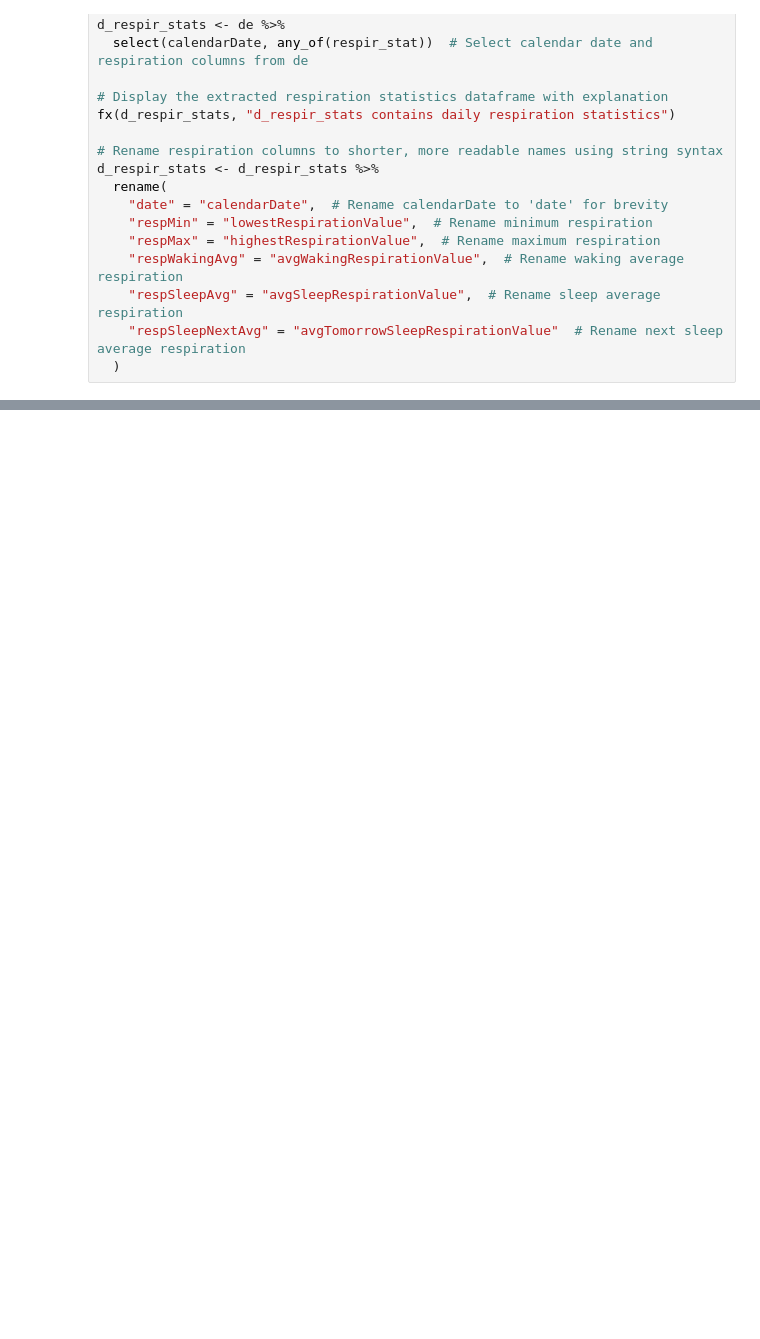
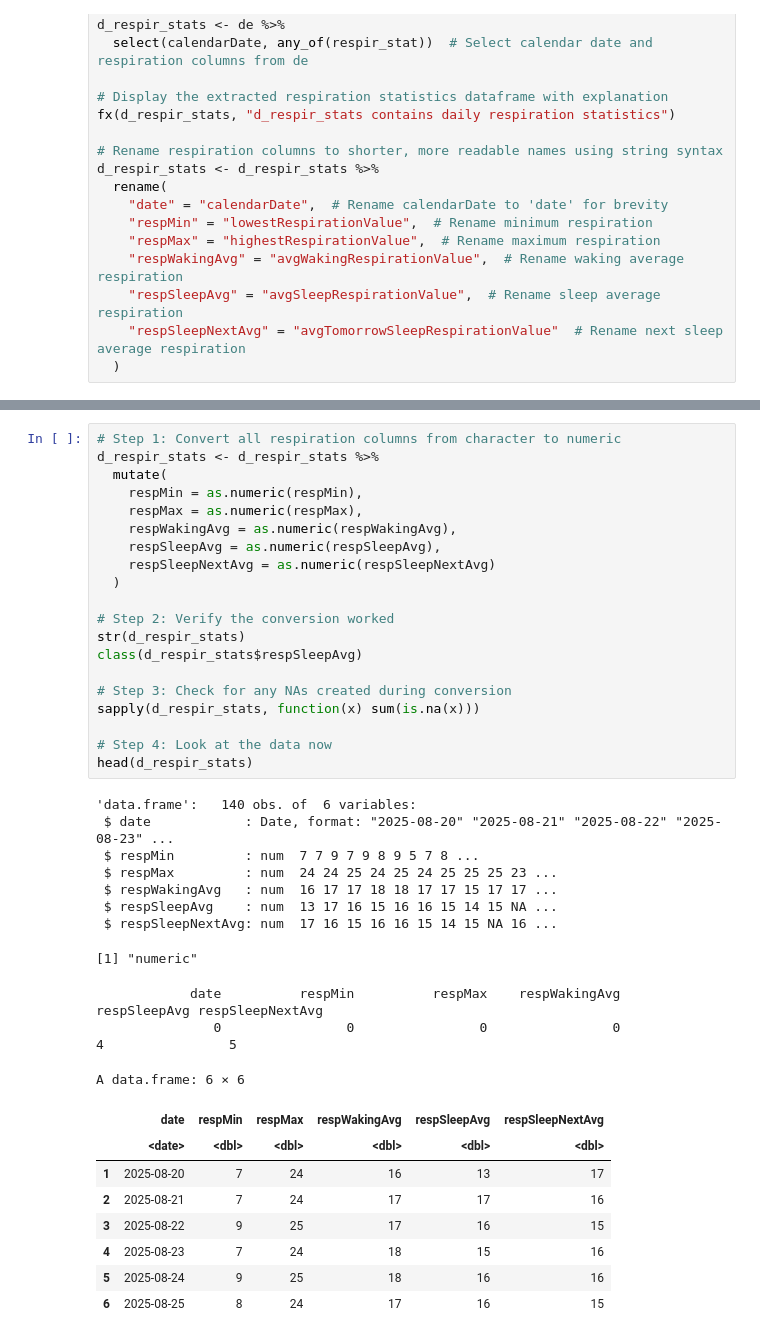
Before and after one commit to mahoneyjustinnj/myGarminHealth_JM, a Jupyter notebook: analyzingGarminHeartDataColab.ipynb, the cells around one changed output, grey strips where cells are left out. Drawn from its saved outputs; the diff is of its cells as text; blank space fills up the shorter version.

```diff
--- a/analyzingGarminHeartDataColab.ipynb
+++ b/analyzingGarminHeartDataColab.ipynb
@@ -2262,0 +2252,40 @@ Warning message:
+# %%
+# Step 1: Convert all respiration columns from character to numeric
+d_respir_stats <- d_respir_stats %>%
+  mutate(
+    respMin = as.numeric(respMin),
+    respMax = as.numeric(respMax),
+    respWakingAvg = as.numeric(respWakingAvg),
+    respSleepAvg = as.numeric(respSleepAvg),
+    respSleepNextAvg = as.numeric(respSleepNextAvg)
+  )
+
+# Step 2: Verify the conversion worked
+str(d_respir_stats)
+class(d_respir_stats$respSleepAvg)
+
+# Step 3: Check for any NAs created during conversion
+sapply(d_respir_stats, function(x) sum(is.na(x)))
+
+# Step 4: Look at the data now
+head(d_respir_stats)
+# %% [output]
+'data.frame':   140 obs. of  6 variables:
+ $ date            : Date, format: "2025-08-20" "2025-08-21" "2025-08-22" "2025-08-23" ...
+ $ respMin         : num  7 7 9 7 9 8 9 5 7 8 ...
+ $ respMax         : num  24 24 25 24 25 24 25 25 25 23 ...
+ $ respWakingAvg   : num  16 17 17 18 18 17 17 15 17 17 ...
+ $ respSleepAvg    : num  13 17 16 15 16 16 15 14 15 NA ...
+ $ respSleepNextAvg: num  17 16 15 16 16 15 14 15 NA 16 ...
+[1] "numeric"
+            date          respMin          respMax    respWakingAvg     respSleepAvg respSleepNextAvg
+               0                0                0                0                4                5
+A data.frame: 6 × 6
+|  | date | respMin | respMax | respWakingAvg | respSleepAvg | respSleepNextAvg |
+|  | <date> | <dbl> | <dbl> | <dbl> | <dbl> | <dbl> |
+| 1 | 2025-08-20 | 7 | 24 | 16 | 13 | 17 |
+| 2 | 2025-08-21 | 7 | 24 | 17 | 17 | 16 |
+| 3 | 2025-08-22 | 9 | 25 | 17 | 16 | 15 |
+| 4 | 2025-08-23 | 7 | 24 | 18 | 15 | 16 |
+| 5 | 2025-08-24 | 9 | 25 | 18 | 16 | 16 |
+| 6 | 2025-08-25 | 8 | 24 | 17 | 16 | 15 |
```
Also changed, not shown: parts of 33 cells of this notebook.
